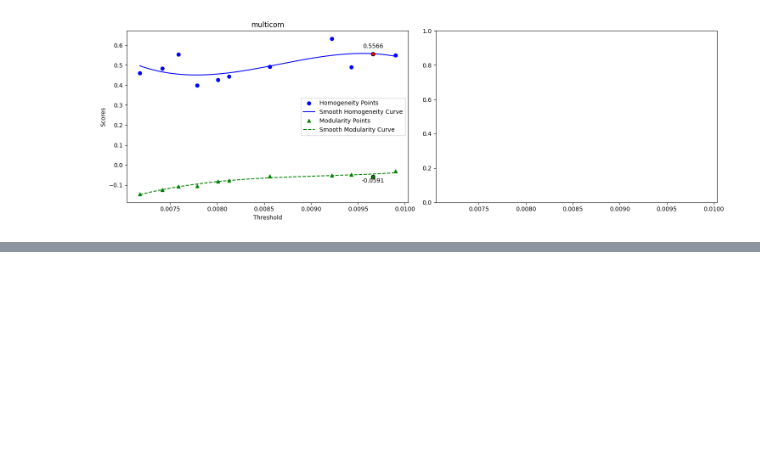
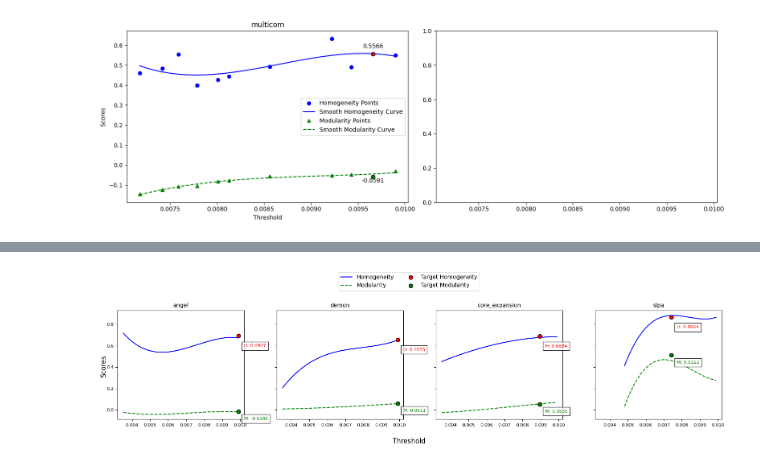
Before and after one commit to kernelism/community-classification-reddit, a Jupyter notebook: notebooks_v2/OCD.ipynb, the cells around one changed output, grey strips where cells are left out. Drawn from its saved outputs; the diff is of its cells as text; code cells hidden in the pictures; blank space fills up the shorter version.

```diff
--- a/notebooks_v2/OCD.ipynb
+++ b/notebooks_v2/OCD.ipynb
@@ -333,3 +333,14 @@ plot(metrics, algorithms_list[4:6], target_threshold=[0.00965965965965966, 0.009
 [figure]
 [figure]
 [figure]
+# %%
+import pickle
+def dump_pickle(data, filepath):
+    with open(filepath, 'wb') as f:
+        pickle.dump(data, f)
+
+def load_pickle(path):
+    with open(path, 'rb') as f:
+        return pickle.load(f)
+# %%
+ocd_metrics = load_pickle("./metrics/ocd_metrics.pkl")
@@ -335,0 +403,72 @@ plot(metrics, algorithms_list[4:6], target_threshold=[0.00965965965965966, 0.009
+# %%
+algos = ["angel", "demon", "core_expansion", "slpa"]
+# %%
+def plot_compact(data, algorithms, target_threshold=[]):
+    fig, axes = plt.subplots(nrows=1, ncols=4, figsize=(16, 4), sharex=True, sharey=True)
+    axes = axes.flatten()
+
+    for idx, algo in enumerate(algorithms):
+        if idx >= len(axes):
+            break
+
+        thresholds = np.array(list(data[algo].keys()))
+        homogeneities = np.array([data[algo][threshold]['mean_homogeneity'] for threshold in thresholds])
+        modularities = np.array([data[algo][threshold]['modularity'].score for threshold in thresholds])
+
+        f1 = np.array([data[algo][threshold]['f1'] for threshold in thresholds])
+        nmi = np.array([data[algo][threshold]['nmi'] for threshold in thresholds])
+        ari = np.array([data[algo][threshold]['ari'] for threshold in thresholds])
+
+        sorted_indices = np.argsort(thresholds)
+        thresholds, homogeneities, modularities = thresholds[sorted_indices], homogeneities[sorted_indices], modularities[sorted_indices]
+
+        smooth_thresholds = np.linspace(thresholds.min(), thresholds.max(), 500)
+        p_homogeneity = np.poly1d(np.polyfit(thresholds, homogeneities, 3))
+        p_modularity = np.poly1d(np.polyfit(thresholds, modularities, 3))
+
+        axes[idx].plot(smooth_thresholds, p_homogeneity(smooth_thresholds), 'b-', label='Homogeneity')
+        axes[idx].plot(smooth_thresholds, p_modularity(smooth_thresholds), 'g--', label='Modularity')
+
+        # print(idx)
+        if idx < len(target_threshold) and target_threshold[idx] in thresholds:
+            tgt = target_threshold[idx]
+            target_index = np.where(thresholds == tgt)[0][0]
+            target_homogeneity = homogeneities[target_index]
+            target_modularity = modularities[target_index]
+
+            axes[idx].scatter(tgt, target_homogeneity, color='red', edgecolor='black', zorder=5, label="Target Homogeneity", s=50)
+            axes[idx].scatter(tgt, target_modularity, color='green', edgecolor='black', zorder=5, label="Target Modularity", s=50)
+
+            # Dynamic Annotation Placement
+            y_min, y_max = axes[idx].get_ylim()
+            title_height = y_max - (y_max - y_min) * 0.15  # 15% below the top
+
+            homogeneity_offset = 10 if target_homogeneity < title_height else -20
+            modularity_offset = -15 if target_modularity < title_height else -30
+
+            axes[idx].annotate(f'H: {target_homogeneity:.4f}', (tgt, target_homogeneity),
+                               textcoords="offset points", xytext=(10, homogeneity_offset), fontsize=8,
+                               ha='left', color='red', bbox=dict(facecolor='white', alpha=0.8))
+
+            axes[idx].annotate(f'M: {target_modularity:.4f}', (tgt, target_modularity),
+                               textcoords="offset points", xytext=(10, modularity_offset), fontsize=8,
+                               ha='left', color='green', bbox=dict(facecolor='white', alpha=0.8))
+
+        axes[idx].set_title(algo, fontsize=10)
+        axes[idx].tick_params(axis='both', which='major', labelsize=8)
+
+    fig.supxlabel("Threshold", fontsize=12)
+    fig.supylabel("Scores", fontsize=12)
+
+    handles, labels = axes[0].get_legend_handles_labels()
+
+    fig.legend(handles, labels, loc='upper center', bbox_to_anchor=(0.5, 1.1), ncol=2, fontsize=10)
+
+    plt.tight_layout(rect=[0, 0, 1, 0.93])
+    plt.show()
+
+
+plot_compact(ocd_metrics, algos,
+             target_threshold=[0.0098998998998999, 0.0098998998998999, 0.008948948948948949, 0.007417417417417417])
+# %% [output]
+[figure, added]
```
Also changed, not shown: parts of 1 cell of this notebook.
